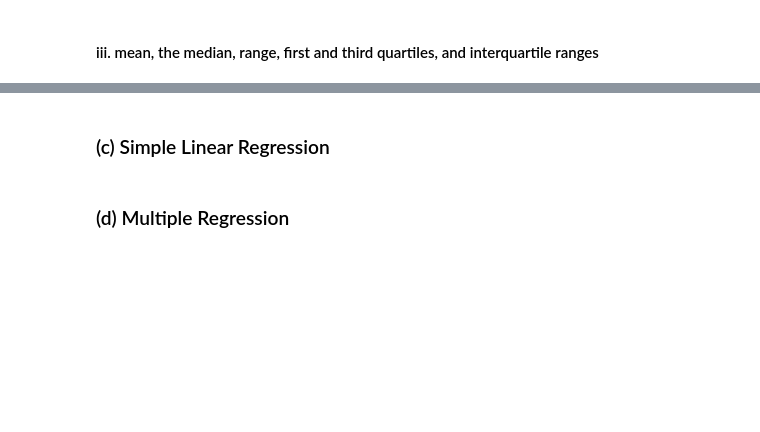
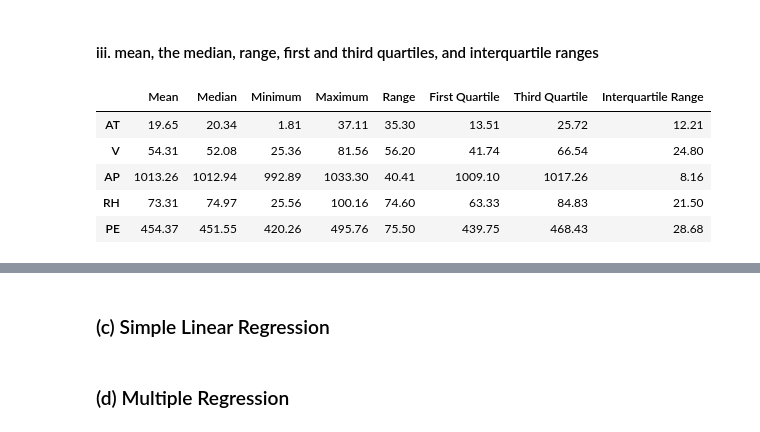
Before and after one commit to manvsatish/dsci-552-hw-2, a Jupyter notebook: notebooks/Satish_Manvika_HW2.ipynb, the cells around one changed output, grey strips where cells are left out. Drawn from its saved outputs; the diff is of its cells as text; code cells hidden in the pictures; blank space fills up the shorter version.

```diff
--- a/notebooks/Satish_Manvika_HW2.ipynb
+++ b/notebooks/Satish_Manvika_HW2.ipynb
@@ -49,2 +91,12 @@ data.head()
 # %% [markdown]
 #### iii. mean, the median, range, first and third quartiles, and interquartile ranges
+# %%
+summary_table = pd.DataFrame({"Mean": data.mean(), "Median": data.median(), "Minimum": data.min(), "Maximum": data.max(), "Range": data.max() - data.min(), "First Quartile": data.quantile(0.25), "Third Quartile": data.quantile(0.75), "Interquartile Range": (data.quantile(0.75) - data.quantile(0.25))})
+summary_table.round(2)
+# %% [output]
+|  | Mean | Median | Minimum | Maximum | Range | First Quartile | Third Quartile | Interquartile Range |
+| AT | 19.65 | 20.34 | 1.81 | 37.11 | 35.30 | 13.51 | 25.72 | 12.21 |
+| V | 54.31 | 52.08 | 25.36 | 81.56 | 56.20 | 41.74 | 66.54 | 24.80 |
+| AP | 1013.26 | 1012.94 | 992.89 | 1033.30 | 40.41 | 1009.10 | 1017.26 | 8.16 |
+| RH | 73.31 | 74.97 | 25.56 | 100.16 | 74.60 | 63.33 | 84.83 | 21.50 |
+| PE | 454.37 | 451.55 | 420.26 | 495.76 | 75.50 | 439.75 | 468.43 | 28.68 |
```
Also changed, not shown: parts of 6 cells of this notebook.
